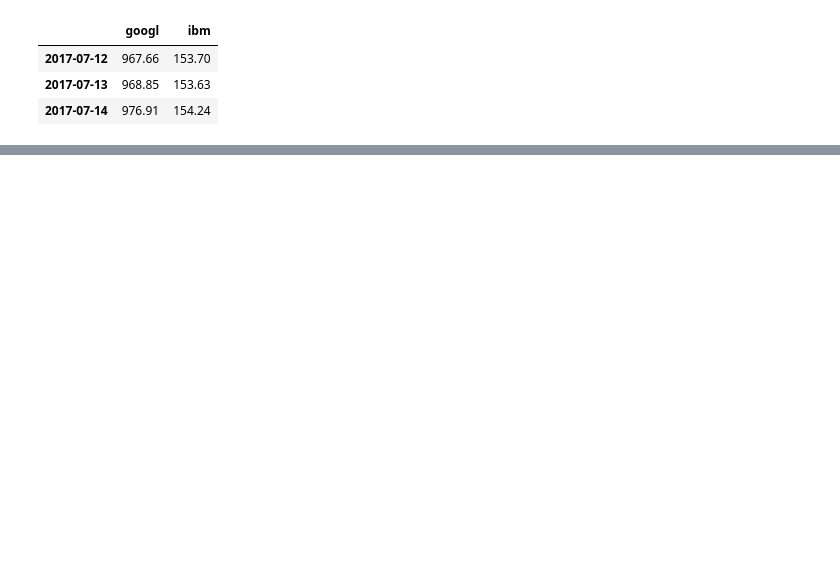
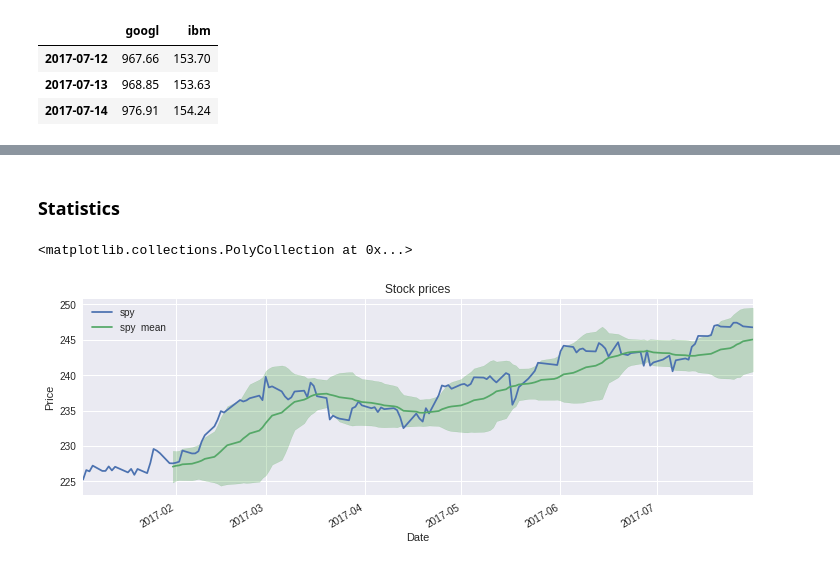
Before and after one commit to angelmtenor/ML4T, a Jupyter notebook: A_Working_with_multiple_stocks.ipynb, the cells around one changed output, grey strips where cells are left out. Saved outputs shown, nothing was run; the diff lists cells and outputs as text; code cells hidden in the pictures; blank space fills up the shorter version.

```diff
--- a/A_Working_with_multiple_stocks.ipynb
+++ b/A_Working_with_multiple_stocks.ipynb
@@ -65,0 +71,14 @@ plot_stock(normalized_df)
+# %% [markdown]
+### Statistics
+# %%
+# Rolling window
+rolling_spy = df['spy'].rolling(window=20, center=False)
+rm_spy = rolling_spy.mean()
+rstd_spy = rolling_spy.std()
+
+plot_stock(df['spy'], label='spy')
+plot_stock(rm_spy, label='spy rolling mean')
+plt.fill_between(rm_spy.index, rm_spy - 2 * rstd_spy, rm_spy + 2 * rstd_spy, color='g', alpha=0.2)
+# %% [output]
+<matplotlib.collections.PolyCollection at 0x...>
+[figure, added]
```
Also changed, not shown: parts of 8 cells of this notebook.
